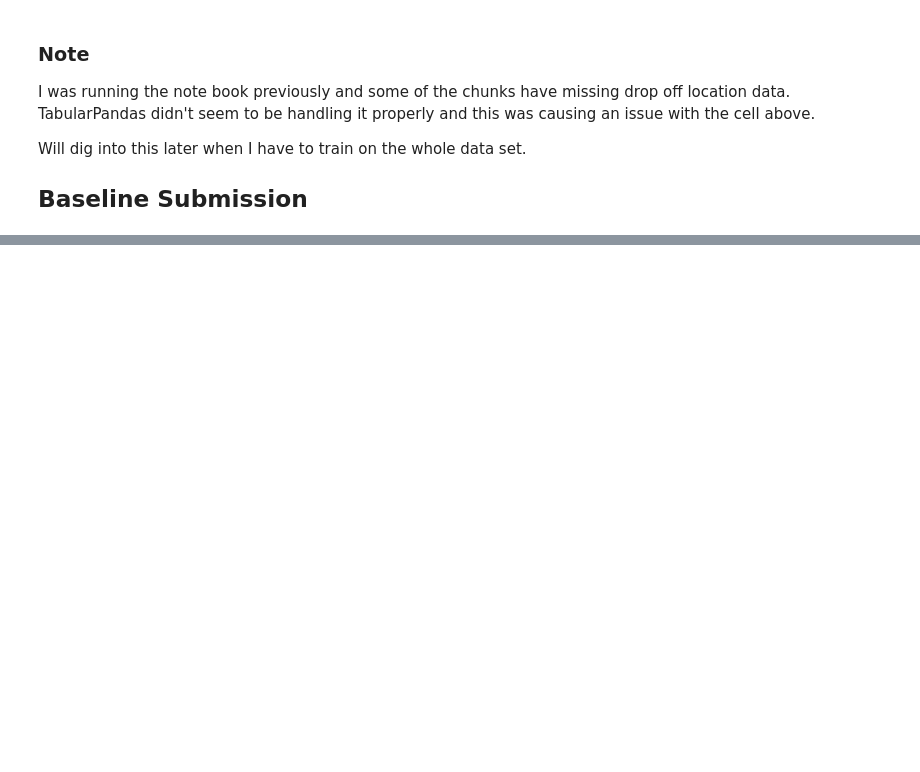
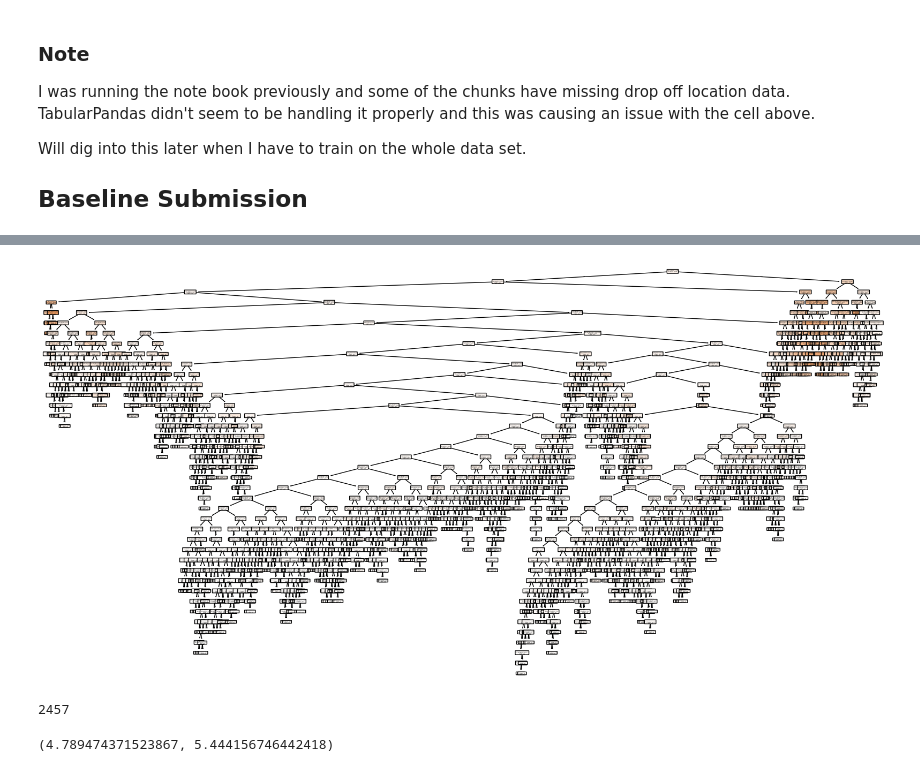
Before and after one commit to loganhartford/taxi_fare, a Jupyter notebook: taxi_fare.ipynb, the cells around one changed output, grey strips where cells are left out. Cells and saved outputs as stored; diff of their text form; code cells hidden in the pictures; blank space fills up the shorter version.

```diff
--- a/taxi_fare.ipynb
+++ b/taxi_fare.ipynb
@@ -287,0 +244,11 @@ submission.head()
+# %%
+m = DecisionTreeRegressor(min_samples_leaf=50)
+m.fit(xs, y);
+# %%
+show_tree(m, feature_names=xs.columns)
+# %% [output]
+[figure, added]
+# %%
+m.tree_.node_count
+# %% [output]
+2457
@@ -287,0 +260,4 @@ submission.head()
+# %%
+get_metrics(m, xs, valid_xs)
+# %% [output]
+(4.789474371523867, 5.444156746442418)
```
Also changed, not shown: parts of 65 cells of this notebook, 1 other file.
